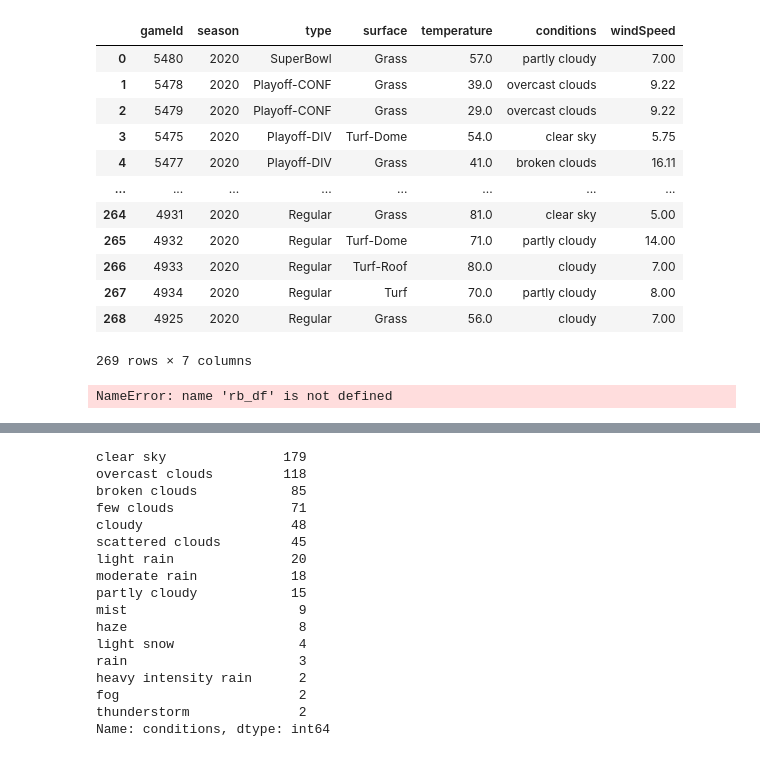
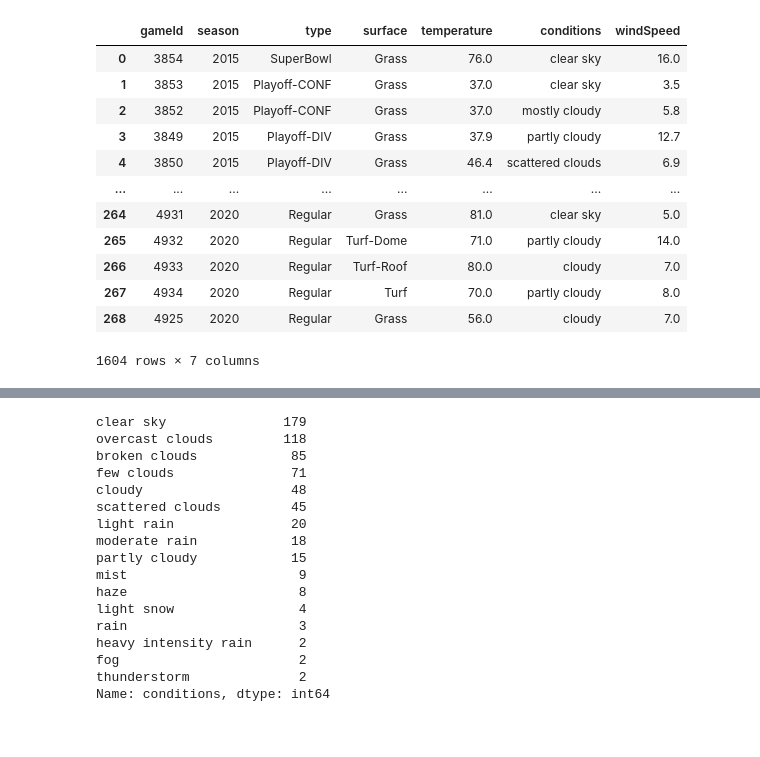
Before and after one commit to nblaul/Project-1, a Jupyter notebook: Project1_datacleanup.ipynb, the cells around one changed output, grey strips where cells are left out. Cells and saved outputs as stored; diff of their text form; code cells hidden in the pictures.

```diff
--- a/Project1_datacleanup.ipynb
+++ b/Project1_datacleanup.ipynb
@@ -20,32 +20,22 @@ weather_data_df = weather_data_df[['gameId', 'season', 'type','surface', 'temper
 #weather_df = weather_df.loc[weather_df['type'] == 'Regular']
 
 weather_data_df.to_csv('weather_data.csv')
-# %%
-pd.DataFrame(game_data["results"])[['gameId', 'season', 'type','surface', 'temperature', 'conditions', 'windSpeed']]
-# %% [output]
-|  | gameId | season | type | surface | temperature | conditions | windSpeed |
-| 0 | 5480 | 2020 | SuperBowl | Grass | 57.0 | partly cloudy | 7.00 |
-| 1 | 5478 | 2020 | Playoff-CONF | Grass | 39.0 | overcast clouds | 9.22 |
-| 2 | 5479 | 2020 | Playoff-CONF | Grass | 29.0 | overcast clouds | 9.22 |
-| 3 | 5475 | 2020 | Playoff-DIV | Turf-Dome | 54.0 | clear sky | 5.75 |
-| 4 | 5477 | 2020 | Playoff-DIV | Grass | 41.0 | broken clouds | 16.11 |
-| ... | ... | ... | ... | ... | ... | ... | ... |
-| 264 | 4931 | 2020 | Regular | Grass | 81.0 | clear sky | 5.00 |
-| 265 | 4932 | 2020 | Regular | Turf-Dome | 71.0 | partly cloudy | 14.00 |
-| 266 | 4933 | 2020 | Regular | Turf-Roof | 80.0 | cloudy | 7.00 |
-| 267 | 4934 | 2020 | Regular | Turf | 70.0 | partly cloudy | 8.00 |
-| 268 | 4925 | 2020 | Regular | Grass | 56.0 | cloudy | 7.00 |
-269 rows × 7 columns
-# %%
-# calculate yards per rush attempt
-
-yards_per_rush = rb_df['rushYds'] / rb_df['rush']
-
-rb_df['yards per rush'] = yards_per_rush
-
-rb_df.head()
-# %% [output]
-NameError: name 'rb_df' is not defined
+# %%
+weather_data_df
+# %% [output]
+|  | gameId | season | type | surface | temperature | conditions | windSpeed |
+| 0 | 3854 | 2015 | SuperBowl | Grass | 76.0 | clear sky | 16.0 |
+| 1 | 3853 | 2015 | Playoff-CONF | Grass | 37.0 | clear sky | 3.5 |
+| 2 | 3852 | 2015 | Playoff-CONF | Grass | 37.0 | mostly cloudy | 5.8 |
+| 3 | 3849 | 2015 | Playoff-DIV | Grass | 37.9 | partly cloudy | 12.7 |
+| 4 | 3850 | 2015 | Playoff-DIV | Grass | 46.4 | scattered clouds | 6.9 |
+| ... | ... | ... | ... | ... | ... | ... | ... |
+| 264 | 4931 | 2020 | Regular | Grass | 81.0 | clear sky | 5.0 |
+| 265 | 4932 | 2020 | Regular | Turf-Dome | 71.0 | partly cloudy | 14.0 |
+| 266 | 4933 | 2020 | Regular | Turf-Roof | 80.0 | cloudy | 7.0 |
+| 267 | 4934 | 2020 | Regular | Turf | 70.0 | partly cloudy | 8.0 |
+| 268 | 4925 | 2020 | Regular | Grass | 56.0 | cloudy | 7.0 |
+1604 rows × 7 columns
 # %%
 # loop through all weeks in the season and create data frame with stats
 
```
Also changed, not shown: parts of 4 cells of this notebook, 3 other files.
